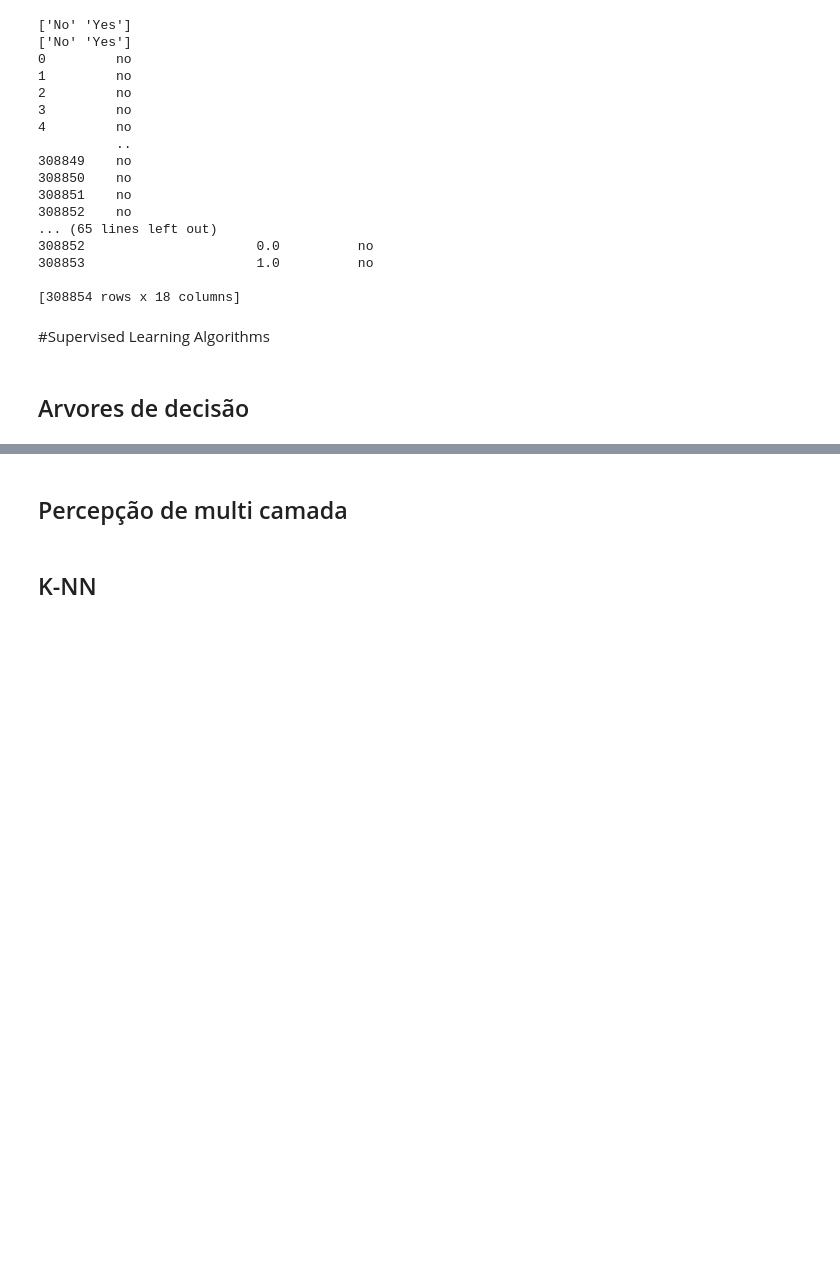
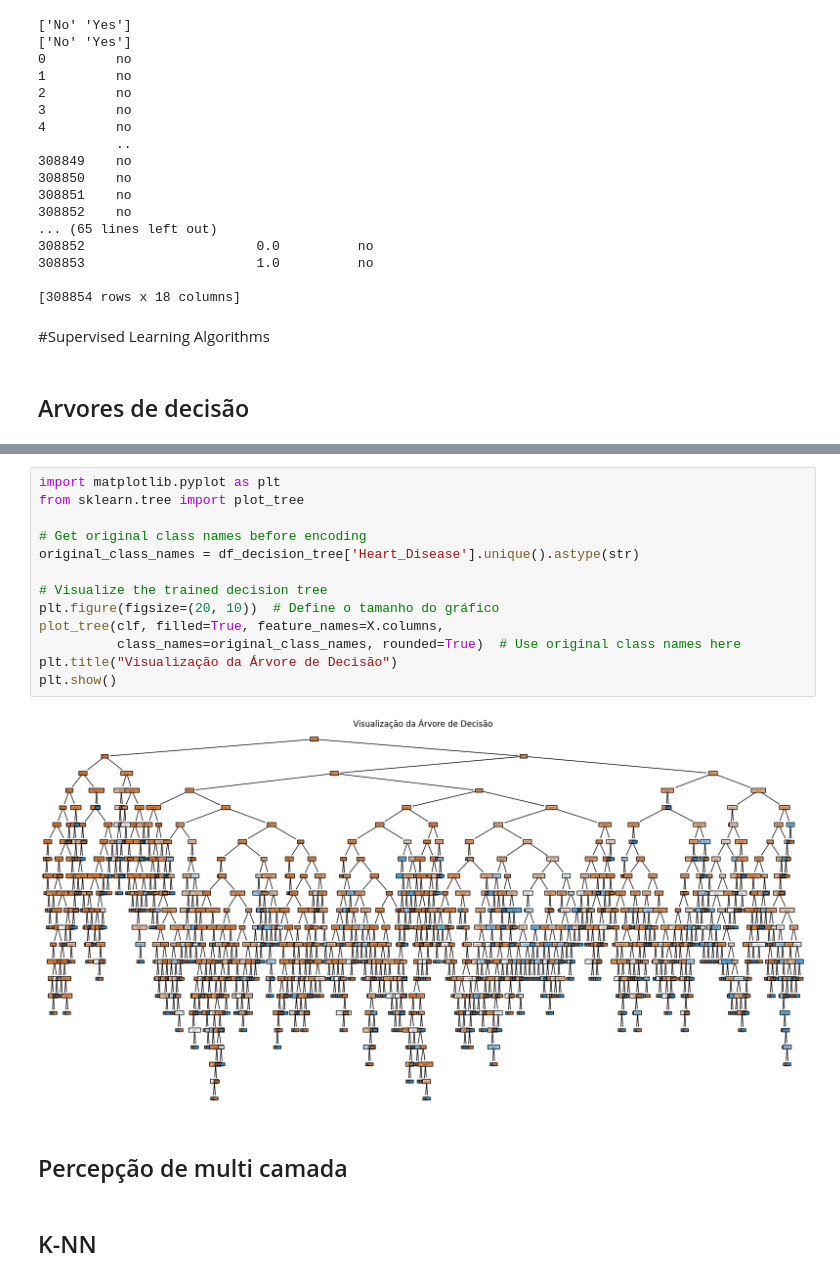
Before and after one commit to tiagof2001/Projeto_IAA, a Jupyter notebook: Projeto_IAA/Projeto_IAA.ipynb, the cells around one changed output, grey strips where cells are left out. Cells and saved outputs as stored; diff of their text form; blank space fills up the shorter version.

```diff
--- a/Projeto_IAA/Projeto_IAA.ipynb
+++ b/Projeto_IAA/Projeto_IAA.ipynb
@@ -466,3 +502,18 @@ print(df_Reduction_aggregation)
+# %%
+import matplotlib.pyplot as plt
+from sklearn.tree import plot_tree
+
+# Get original class names before encoding
+original_class_names = df_decision_tree['Heart_Disease'].unique().astype(str)
+
+# Visualize the trained decision tree
+plt.figure(figsize=(20, 10))  # Define o tamanho do gráfico
+plot_tree(clf, filled=True, feature_names=X.columns,
+          class_names=original_class_names, rounded=True)  # Use original class names here
+plt.title("Visualização da Árvore de Decisão")
+plt.show()
+# %% [output]
+[figure, added]
 # %% [markdown]
 ## Percepção de multi camada
 # %% [markdown]
```
Also changed, not shown: parts of 4 cells of this notebook.
